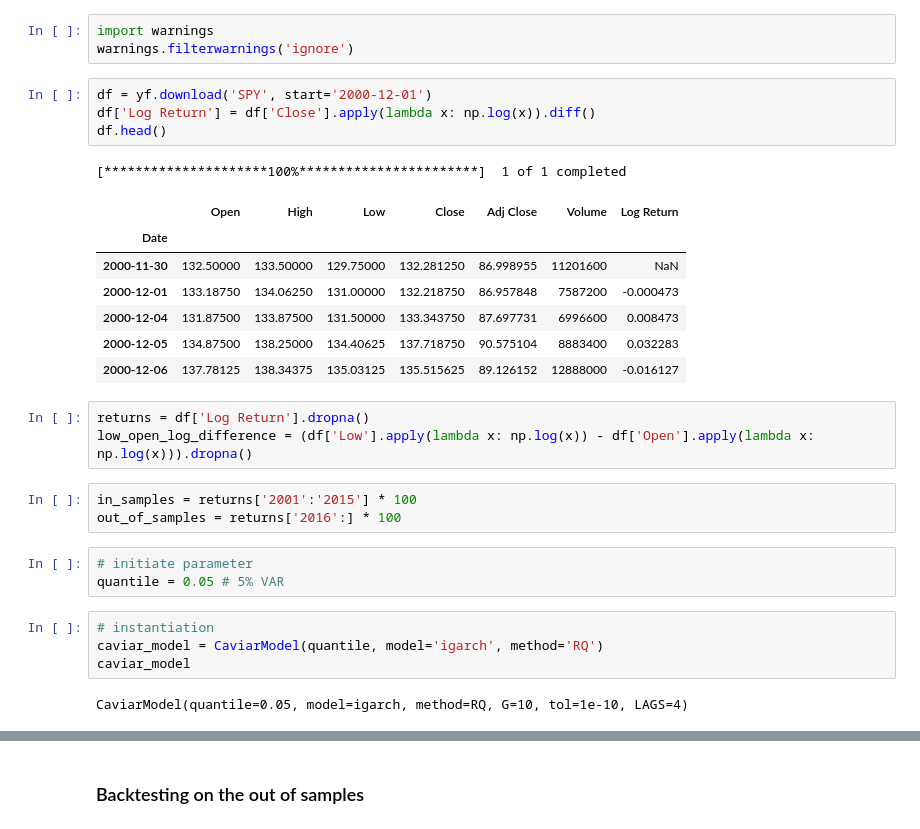
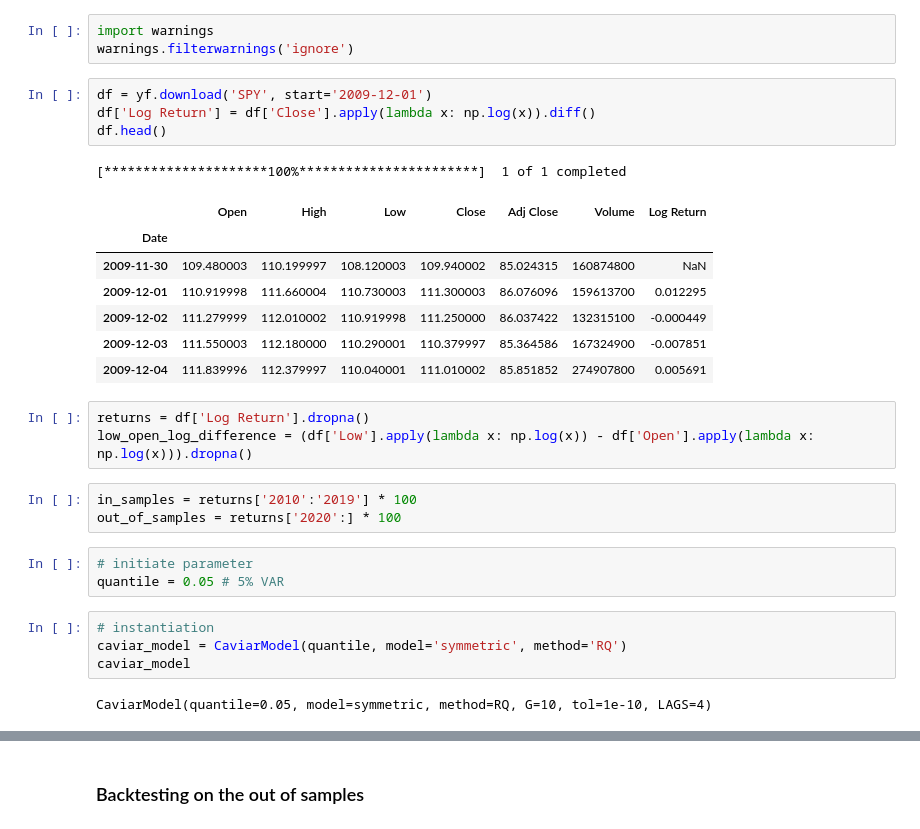
Before and after one commit to yatshunlee/CAViaR, a Jupyter notebook: notebook-example/example-rq.ipynb, the cells around one changed output, grey strips where cells are left out. Drawn from its saved outputs; the diff is of its cells as text.

```diff
--- a/notebook-example/example-rq.ipynb
+++ b/notebook-example/example-rq.ipynb
@@ -16,33 +16,33 @@ from var_tests import binomial_test, kupiec_pof_test, christoffersen_test, traff
 import warnings
 warnings.filterwarnings('ignore')
 # %%
-df = yf.download('SPY', start='2000-12-01')
+df = yf.download('SPY', start='2009-12-01')
 df['Log Return'] = df['Close'].apply(lambda x: np.log(x)).diff()
 df.head()
 # %% [output]
 [*********************100%***********************]  1 of 1 completed
 |  | Open | High | Low | Close | Adj Close | Volume | Log Return |
 | Date |  |  |  |  |  |  |  |
-| 2000-11-30 | 132.50000 | 133.50000 | 129.75000 | 132.281250 | 86.998955 | 11201600 | NaN |
-| 2000-12-01 | 133.18750 | 134.06250 | 131.00000 | 132.218750 | 86.957848 | 7587200 | -0.000473 |
-| 2000-12-04 | 131.87500 | 133.87500 | 131.50000 | 133.343750 | 87.697731 | 6996600 | 0.008473 |
-| 2000-12-05 | 134.87500 | 138.25000 | 134.40625 | 137.718750 | 90.575104 | 8883400 | 0.032283 |
-| 2000-12-06 | 137.78125 | 138.34375 | 135.03125 | 135.515625 | 89.126152 | 12888000 | -0.016127 |
+| 2009-11-30 | 109.480003 | 110.199997 | 108.120003 | 109.940002 | 85.024315 | 160874800 | NaN |
+| 2009-12-01 | 110.919998 | 111.660004 | 110.730003 | 111.300003 | 86.076096 | 159613700 | 0.012295 |
+| 2009-12-02 | 111.279999 | 112.010002 | 110.919998 | 111.250000 | 86.037422 | 132315100 | -0.000449 |
+| 2009-12-03 | 111.550003 | 112.180000 | 110.290001 | 110.379997 | 85.364586 | 167324900 | -0.007851 |
+| 2009-12-04 | 111.839996 | 112.379997 | 110.040001 | 111.010002 | 85.851852 | 274907800 | 0.005691 |
 # %%
 returns = df['Log Return'].dropna()
 low_open_log_difference = (df['Low'].apply(lambda x: np.log(x)) - df['Open'].apply(lambda x: np.log(x))).dropna()
 # %%
-in_samples = returns['2001':'2015'] * 100
-out_of_samples = returns['2016':] * 100
+in_samples = returns['2010':'2019'] * 100
+out_of_samples = returns['2020':] * 100
 # %%
 # initiate parameter
 quantile = 0.05 # 5% VAR
 # %%
 # instantiation
-caviar_model = CaviarModel(quantile, model='igarch', method='RQ')
+caviar_model = CaviarModel(quantile, model='symmetric', method='RQ')
 caviar_model
 # %% [output]
-CaviarModel(quantile=0.05, model=igarch, method=RQ, G=10, tol=1e-10, LAGS=4)
+CaviarModel(quantile=0.05, model=symmetric, method=RQ, G=10, tol=1e-10, LAGS=4)
 # %%
 caviar_model.fit(in_samples)
 # %% [output]
```
Also changed, not shown: parts of 15 cells of this notebook, 1 other file.
